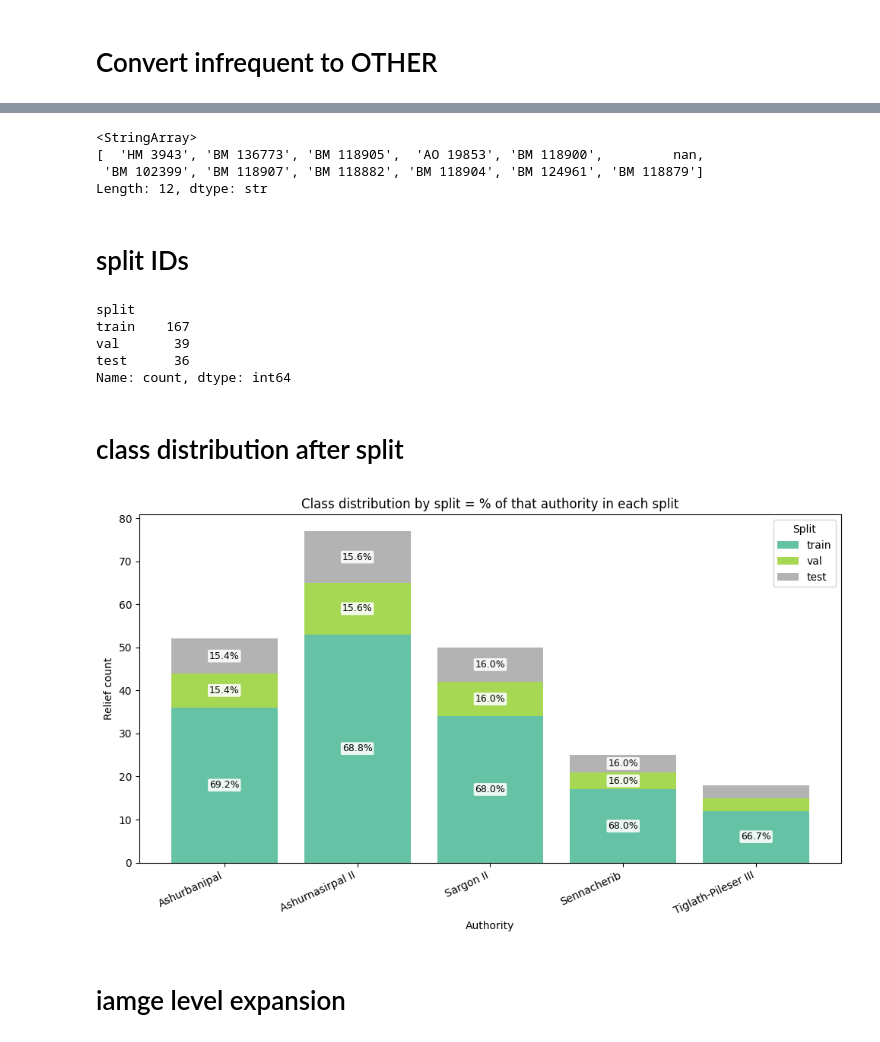
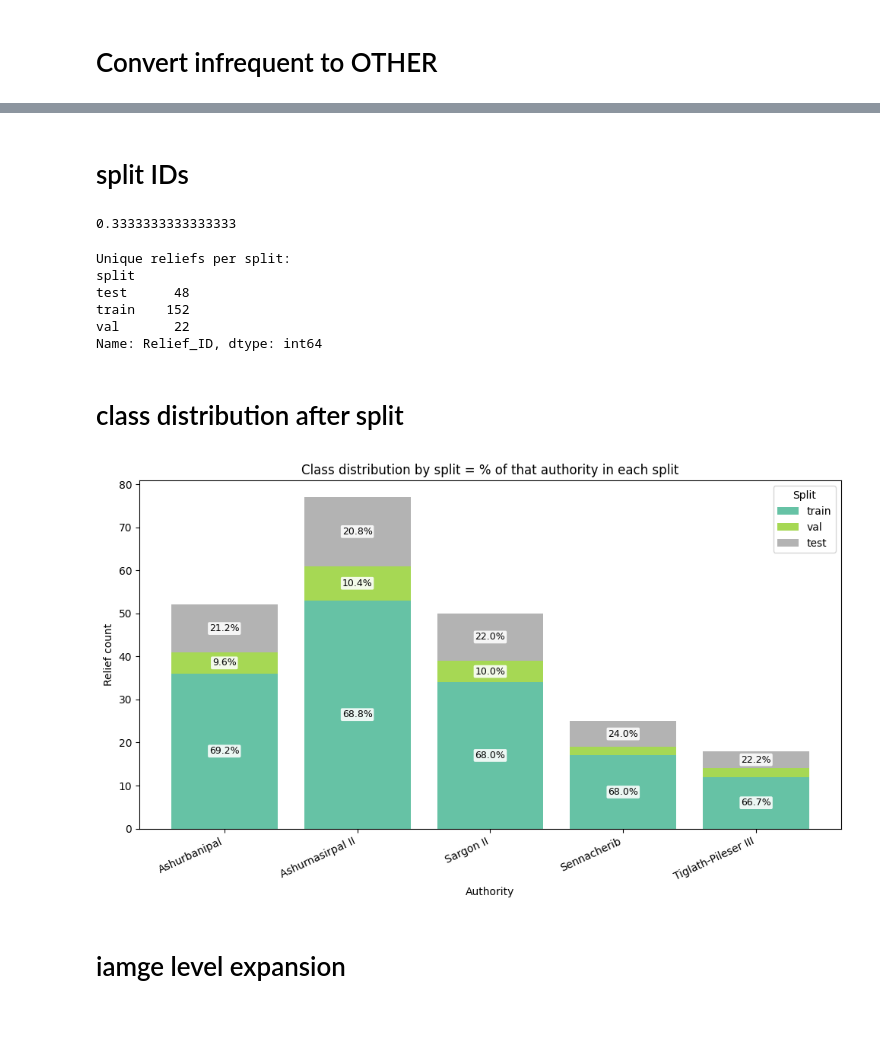
Before and after one commit to chendwend/thesis-assyrian-relief, a Jupyter notebook: notebooks/02_splitting.ipynb, the cells around one changed output, grey strips where cells are left out. Saved outputs shown, nothing was run; the diff lists cells and outputs as text; code cells hidden in the pictures.

```diff
--- a/notebooks/02_splitting.ipynb
+++ b/notebooks/02_splitting.ipynb
@@ -8,7 +8,7 @@ import matplotlib.pyplot as plt
 import numpy as np
 from thesis_assyrian_relief.utils.config import load_yaml_config
 from sklearn.model_selection import train_test_split
-RANDOM_SEED = 42
+
 
 
 def _repo_root() -> Path:
@@ -19,11 +19,12 @@ def _repo_root() -> Path:
     return here
 
 
-paths_yaml = _repo_root() / "configs" / "paths.yaml"
+paths_yaml = _repo_root() / "configs" / "style_dinov2.yaml"
 config = load_yaml_config(paths_yaml)
 
-dataset_xlsx = config["data"]["remote"]["dataset_xlsx"]
-dataset_dir = config["data"]["local"]["dataset_root"]
+dataset_xlsx = config["data"]["dataset_xlsx"]
+image_root = Path(config["data"]["image_root"])
+RANDOM_SEED = config["random_seed"]
 # %%
 df_full = pd.read_excel(dataset_xlsx)
 
@@ -79,24 +100,24 @@ Name: count, dtype: int64
-# %%
-train_ids
-# %% [output]
-<StringArray>
-[  'HM 3943', 'BM 136773', 'BM 118905',  'AO 19853', 'BM 118900',         nan,
- 'BM 102399', 'BM 118907', 'BM 118882', 'BM 118904', 'BM 124961', 'BM 118879']
-Length: 12, dtype: str
 # %% [markdown]
 # split IDs
+# %%
+train_size = config["splits"]["train_size"]
+val_size = config["splits"]["val_size"]
+test_size = config["splits"]["test_size"]
+
+val_size/(1-train_size)
+# %% [output]
+0.3333333333333333
 # %%
 splits = []
-train_size = 0.7
-val_size = 0.5
+train_size = config["splits"]["train_size"]
+val_size = config["splits"]["val_size"]
+test_size = config["splits"]["test_size"]
 
 for authority, group in df.groupby('Authority'):
-    # One split per relief, not per spreadsheet row — duplicate Relief_ID rows
-    # (views / catalog lines) must not be split independently or they leak across folds.
     relief_ids = group["Relief_ID"].unique()
 
     train_ids, temp_ids = train_test_split(relief_ids, test_size=1-train_size, random_state=RANDOM_SEED, shuffle=True)
-    val_ids, test_ids = train_test_split(temp_ids, test_size=1-val_size, random_state=RANDOM_SEED, shuffle=True)
+    val_ids, test_ids = train_test_split(temp_ids, test_size=1 - val_size/(1-train_size), random_state=RANDOM_SEED, shuffle=True)
 
     splits.append(pd.DataFrame({
       "Relief_ID": train_ids,
@@ -118,29 +139,38 @@ df = df.merge(split_df, on="Relief_ID", how="left")
 
 # verify no missing splits
 assert df["split"].isna().sum() == 0, "Some Relief_IDs did not receive a split label."
-print(df['split'].value_counts())
 
 # verify no leakage
 rv = df.groupby("Relief_ID")["split"].nunique()
 bad_reliefs = rv[rv > 1]
 assert bad_reliefs.empty, f"Leakage: relief_id in multiple splits:\n{bad_reliefs.head(20)}"
+
+
+print("\033[4mUnique reliefs per split:\033[0m")
+print(df.groupby("split")["Relief_ID"].nunique())
 # %% [output]
+Unique reliefs per split:
 split
-train    167
-val       39
-test      36
-Name: count, dtype: int64
+test      48
+train    152
+val       22
+Name: Relief_ID, dtype: int64
 # %% [markdown]
 # class distribution after split
 # %%
+relief_split_df = (
+    df[["Relief_ID", "Authority", "split"]]
+    .drop_duplicates(subset=["Relief_ID"])
+)
+
+dist= pd.crosstab(
+    relief_split_df["Authority"],
+    relief_split_df["split"]
+)
+
+print("\033[4m" + "split distribution:" + f"\033[0m\n {dist}")
+
 split_order = ["train", "val", "test"]
-# Count unique reliefs per authority × split (splits are assigned per Relief_ID).
-relief_df = df.drop_duplicates(subset=["Relief_ID"])
-dist = relief_df.groupby(["Authority", "split"]).size().unstack(fill_value=0)
-for c in split_order:
-    if c not in dist.columns:
-        dist[c] = 0
-dist = dist[split_order]
 
 pct_within_authority = dist.div(dist.sum(axis=1), axis=0) * 100
 
@@ -150,34 +180,34 @@ x = np.arange(len(categories))
 colors = plt.cm.Set2(np.linspace(0, 1, len(split_order)))
 bottom = np.zeros(len(categories))
 max_total = dist.sum(axis=1).max()
 
 for i, split_name in enumerate(split_order):
     heights = dist[split_name].to_numpy()
     pcts = pct_within_authority[split_name].to_numpy()
     ax.bar(x, heights, bottom=bottom, label=split_name, color=colors[i])
     for j, (h, p) in enumerate(zip(heights, pcts)):
         if h <= 0 or h < 0.04 * max_total:
             continue
         ax.text(
             x[j],
             bottom[j] + h / 2,
             f"{p:.1f}%",
             ha="center",
             va="center",
             fontsize=9,
             bbox=dict(boxstyle="round,pad=0.15", facecolor="white", alpha=0.88, edgecolor="none"),
         )
     bottom += heights
 
 ax.set_xticks(x, categories, rotation=25, ha="right")
 ax.set_xlabel("Authority")
 ax.set_ylabel("Relief count")
 ax.set_title("Class distribution by split = % of that authority in each split")
 ax.legend(title="Split")
 fig.tight_layout()
 plt.show()
 # %% [output]
-[figure, old version]
+[figure, new version]
 # %% [markdown]
 # iamge level expansion
 # %%
```
Also changed, not shown: parts of 7 cells of this notebook, 8 other files.
